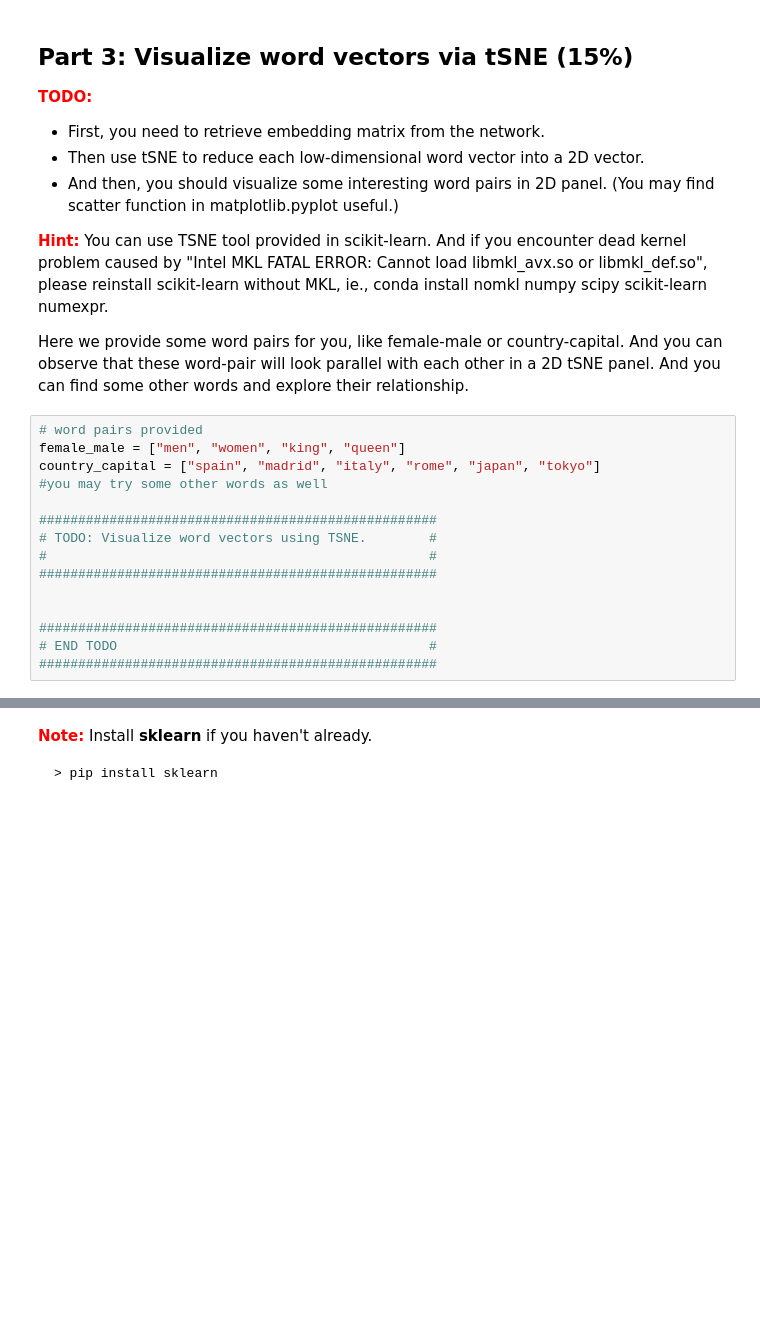
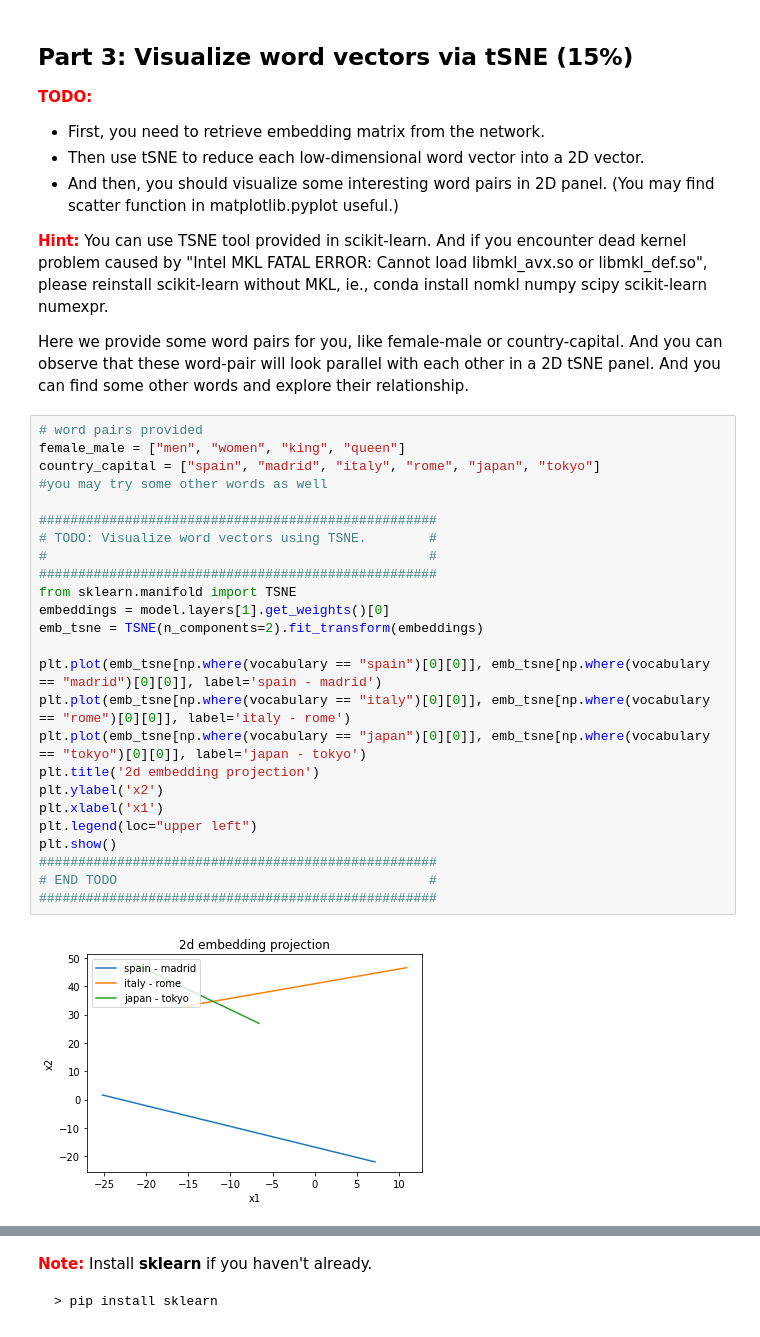
Before and after one commit to ecbme4040/e4040-2022fall-assign3-tw2834, a Jupyter notebook: task2-rnn-applications.ipynb, the cells around one changed output, grey strips where cells are left out. Cells and saved outputs as stored; diff of their text form; blank space fills up the shorter version.

Commit message:
tsne changes

```diff
--- a/task2-rnn-applications.ipynb
+++ b/task2-rnn-applications.ipynb
@@ -266,18 +265,30 @@ Seen so far: 48032 samples
 <font color="red"><strong>Hint:</strong></font> You can use TSNE tool provided in scikit-learn. And if you encounter dead kernel problem caused by "Intel MKL FATAL ERROR: Cannot load libmkl_avx.so or libmkl_def.so", please reinstall scikit-learn without MKL, ie., conda install nomkl numpy scipy scikit-learn numexpr.
 
 Here we provide some word pairs for you, like female-male or country-capital. And you can observe that these word-pair will look parallel with each other in a 2D tSNE panel. And you can find some other words and explore their relationship.
-# %%
-# word pairs provided
-female_male = ["men", "women", "king", "queen"]
-country_capital = ["spain", "madrid", "italy", "rome", "japan", "tokyo"]
-#you may try some other words as well
-
-###################################################
-# TODO: Visualize word vectors using TSNE.        #
-#                                                 #
-###################################################
-
-
-###################################################
-# END TODO                                        #
-###################################################
+# %%
+# word pairs provided
+female_male = ["men", "women", "king", "queen"]
+country_capital = ["spain", "madrid", "italy", "rome", "japan", "tokyo"]
+#you may try some other words as well
+
+###################################################
+# TODO: Visualize word vectors using TSNE.        #
+#                                                 #
+###################################################
+from sklearn.manifold import TSNE
+embeddings = model.layers[1].get_weights()[0]
+emb_tsne = TSNE(n_components=2).fit_transform(embeddings)
+
+plt.plot(emb_tsne[np.where(vocabulary == "spain")[0][0]], emb_tsne[np.where(vocabulary == "madrid")[0][0]], label='spain - madrid')
+plt.plot(emb_tsne[np.where(vocabulary == "italy")[0][0]], emb_tsne[np.where(vocabulary == "rome")[0][0]], label='italy - rome')
+plt.plot(emb_tsne[np.where(vocabulary == "japan")[0][0]], emb_tsne[np.where(vocabulary == "tokyo")[0][0]], label='japan - tokyo')
+plt.title('2d embedding projection')
+plt.ylabel('x2')
+plt.xlabel('x1')
+plt.legend(loc="upper left")
+plt.show()
+###################################################
+# END TODO                                        #
+###################################################
+# %% [output]
+[figure, added]
```
Also changed, not shown: parts of 10 cells of this notebook.
